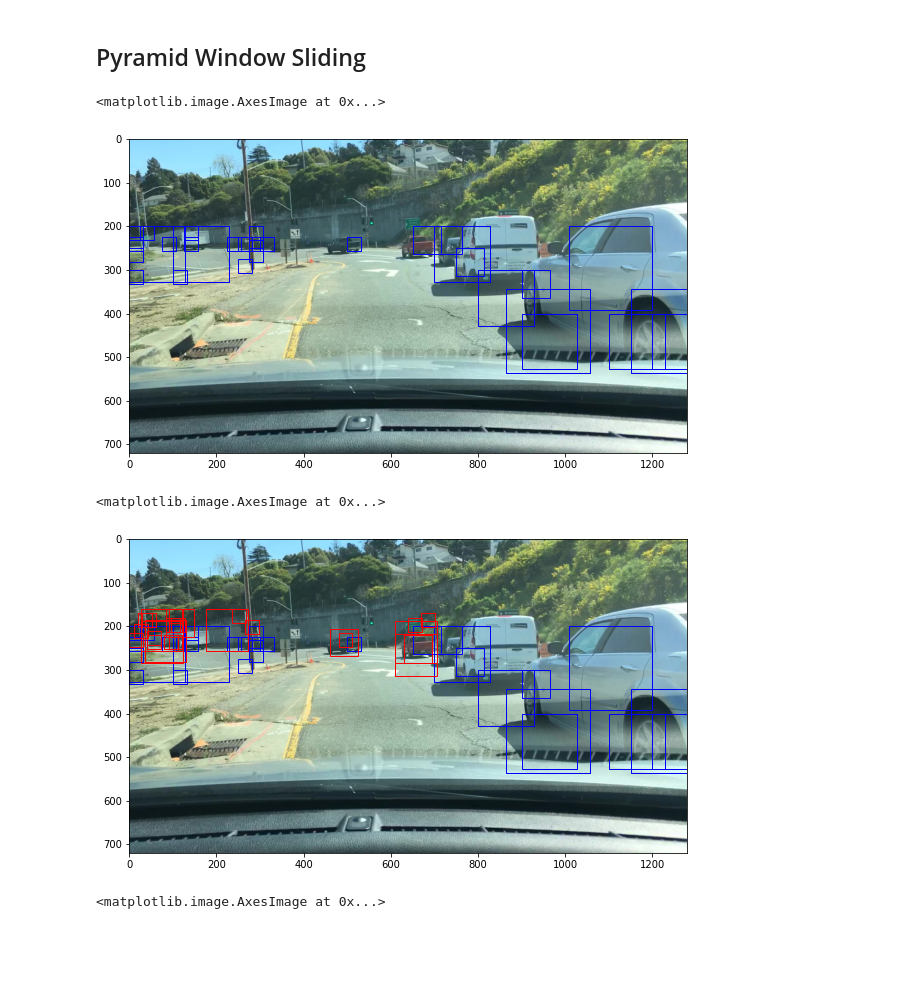
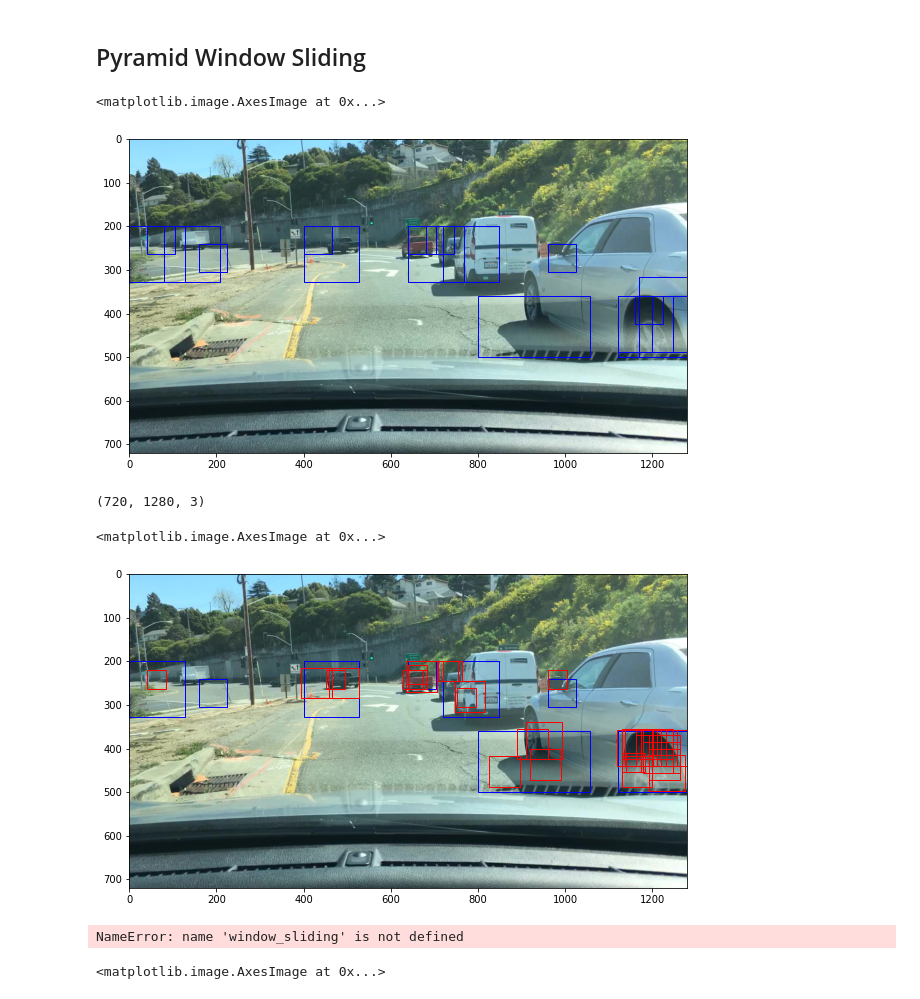
Before and after one commit to timrio/cars_detection, a Jupyter notebook: run_model.ipynb, the cells around one changed output. Cells and saved outputs as stored; diff of their text form; code cells hidden in the pictures; blank space fills up the shorter version.

```diff
--- a/run_model.ipynb
+++ b/run_model.ipynb
@@ -204,9 +214,9 @@ def first_window_sliding(img, clf, scaler):
     # List of bounding box positions
     boxes_list = []
     pred_array = np.zeros((img.shape[0], img.shape[1]))
-    ystart_ystop_scale = [(200, 450, 0.5),(200, 450, 1),(200, 450, 2),(200, 450, 3)]
-    step = 50
-    proba = 0.1 # we want a high recall with this first classifier
+    ystart_ystop_scale = [(200, 450, 1),(200, 450, 2),(200, 450, 3),(200, 500, 4),(200, 500, 5)]
+    step = 40
+    proba = 0.05 # we want a high recall with this first classifier
     # Searching different size windows at different scales:
     for (ystart, ystop, scale) in ystart_ystop_scale:
         # Crop
@@ -237,11 +247,14 @@ def first_window_sliding(img, clf, scaler):
                 current_proba = clf.predict_proba(current_features)[0][1]
                 xbox_left = np.int32(xleft*scale)
                 ytop_draw = np.int32(ytop*scale)
-                win_draw = np.int32(64*scale)
+                win_draw_x = np.int32(64*scale)
+                win_draw_y = win_draw_x
+                if ytop_draw+ystart+win_draw_y > 500:
+                    win_draw_y = 500 - ytop_draw - ystart
                 # Append Detection Position to list
                 if current_proba >= proba:
-                    boxes_list.append([xbox_left,ytop_draw+ystart,win_draw,win_draw])
-                    pred_array[ytop_draw+ystart:ytop_draw+ystart+win_draw, xbox_left:xbox_left+win_draw] += current_proba
+                    boxes_list.append([xbox_left,ytop_draw+ystart,win_draw_x,win_draw_y])
+                    pred_array[ytop_draw+ystart:ytop_draw+ystart+win_draw_y, xbox_left:xbox_left+win_draw_x] += current_proba
 
     return boxes_list, pred_array
 # %%
@@ -258,18 +271,22 @@ for x, y, dx, dy in boxes_list:
 ax.imshow(img)
 # %% [output]
 <matplotlib.image.AxesImage at 0x...>
-[figure, old version]
+[figure, new version]
+# %%
+img.shape
+# %% [output]
+(720, 1280, 3)
 # %%
 def window_sliding_advanced(img, boxes_list, clf, scaler):
     # List of bounding box positions
     pred_array = np.zeros((img.shape[0], img.shape[1]))
-    scales = [0.5,1,1.5,2,3]
-    step = 20
-    proba = 0.9 # we want a very good precision this time
+    scales = [0.7,1.1,1.3,2.5,3]
+    step = 15
+    proba = 0.2 # we want a very good precision this time
     new_boxes = []
     for box in boxes_list:
-        xstart, xstop = max(0,box[0]-40),min(box[0]+box[2]+40,img.shape[0]) # we add a small offset to look further
-        ystart, ystop = max(0,box[1]-40),min(box[1]+box[3]+40,img.shape[0])
+        xstart, xstop = max(0,box[0]-20),min(box[0]+box[2]+20,img.shape[1]) # we add a small offset to look further
+        ystart, ystop = max(200,box[1]-20),min(box[1]+box[3]+20,500)
         for scale in scales:
             current_img = img[ystart:ystop, xstart:xstop, :]
             if scale != 1:
@@ -305,19 +322,20 @@ def window_sliding_advanced(img, boxes_list, clf, scaler):
                         pred_array[ytop_draw+ystart:ytop_draw+ystart+win_draw, xbox_left+xstart:xbox_left+xstart+win_draw] += 1
     return new_boxes, pred_array
 # %%
-boxes_list2, pred_array2 = window_sliding_advanced(img, boxes_list, clf, scaler)
+test = non_max_suppression(np.array(boxes_list), overlapThresh=0.1)
+boxes_list2, pred_array2 = window_sliding_advanced(img, test, clf, scaler)
 # %%
 fig, ax = plt.subplots(figsize=(10, 8))
-for x, y, dx, dy in boxes_list:
+for x, y, dx, dy in test:
     rect = patches.Rectangle((x, y), dx, dy, edgecolor='b', facecolor='none')
     ax.add_patch(rect)
 for x, y, dx, dy in boxes_list2:
     rect = patches.Rectangle((x, y), dx, dy, edgecolor='r', facecolor='none')
     ax.add_patch(rect)
 ax.imshow(img)
 # %% [output]
 <matplotlib.image.AxesImage at 0x...>
-[figure, old version]
+[figure, new version]
 # %%
 def bounding_boxes_to_mask(bounding_boxes, H, W):
 
@@ -388,6 +406,8 @@ for i in range(submission_df.shape[0]):
 submission_df.Predicted = preds
 
 submission_df.to_csv('final_predictions.csv', index=False)
+# %% [output]
+NameError: name 'window_sliding' is not defined
 # %%
 images_list = os.listdir('test/')
 
```
Also changed, not shown: parts of 6 cells of this notebook.
